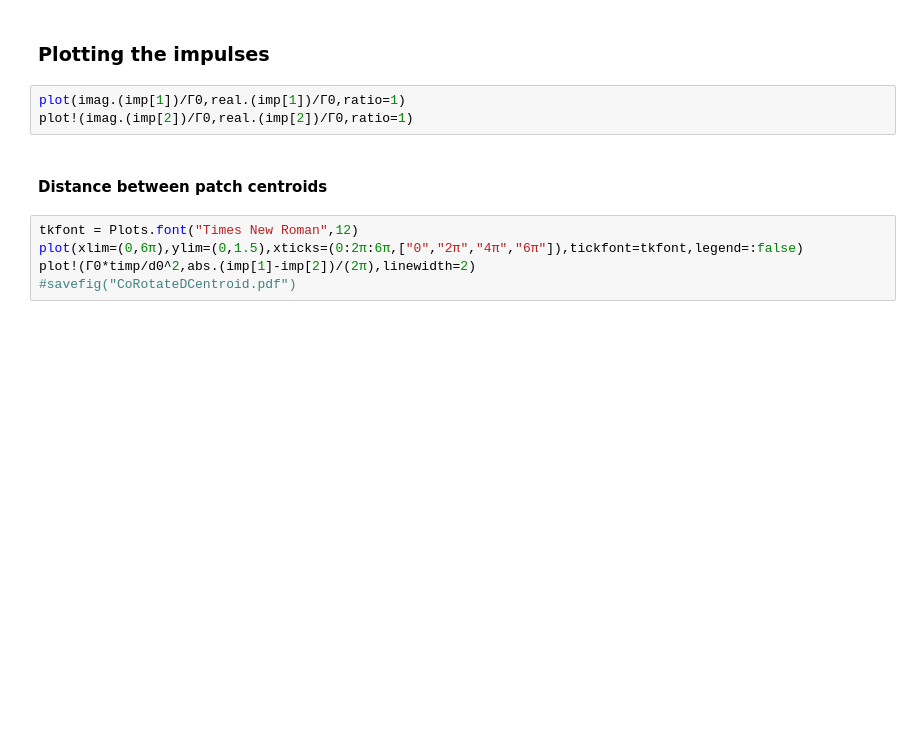
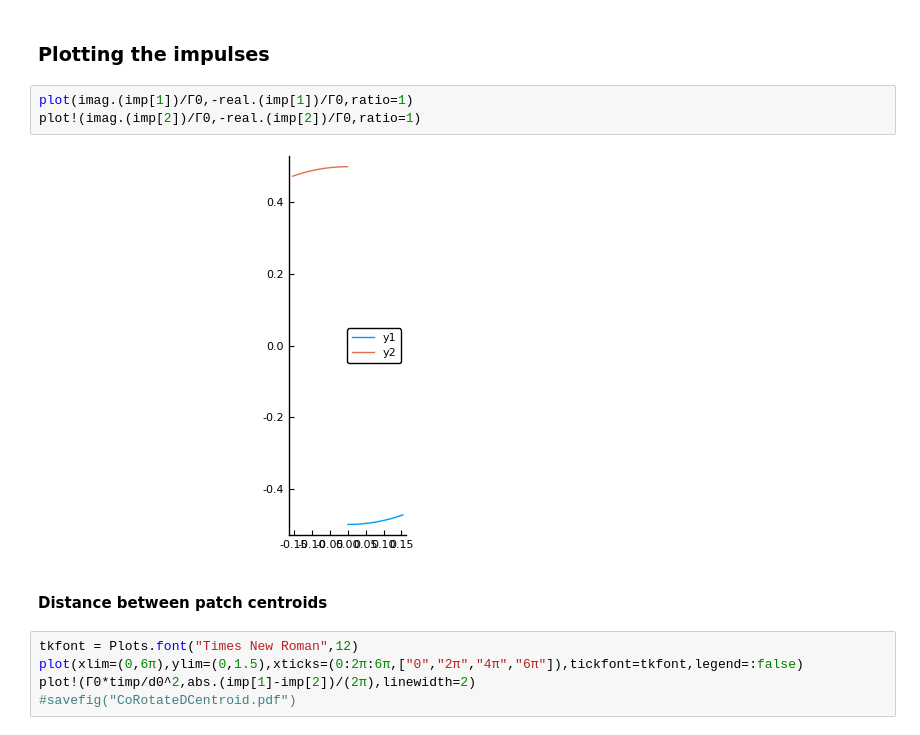
Before and after one commit to darwindarak/PotentialFlow.jl, a Jupyter notebook: binder/notebooks/Vortex patch dynamics.ipynb, the cells around one changed output. Saved outputs shown, nothing was run; the diff lists cells and outputs as text; blank space fills up the shorter version.

```diff
--- a/binder/notebooks/Vortex patch dynamics.ipynb
+++ b/binder/notebooks/Vortex patch dynamics.ipynb
@@ -150,8 +179,10 @@ plot!(ps,final_sys[patch][elementID:elementID])
 # %% [markdown]
 ### Plotting the impulses
 # %%
-plot(imag.(imp[1])/Γ0,real.(imp[1])/Γ0,ratio=1)
-plot!(imag.(imp[2])/Γ0,real.(imp[2])/Γ0,ratio=1)
+plot(imag.(imp[1])/Γ0,-real.(imp[1])/Γ0,ratio=1)
+plot!(imag.(imp[2])/Γ0,-real.(imp[2])/Γ0,ratio=1)
+# %% [output]
+[figure, added]
 # %% [markdown]
 #### Distance between patch centroids
 # %%
```
Also changed, not shown: parts of 11 cells of this notebook, 2 other files.
